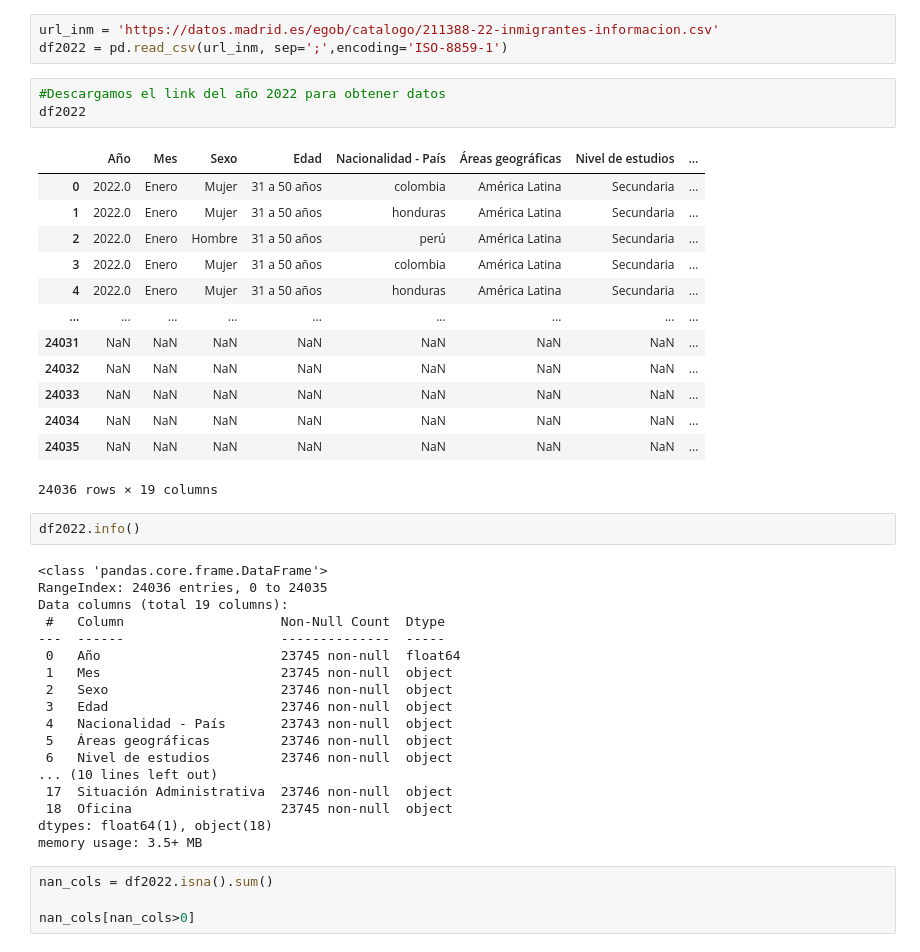
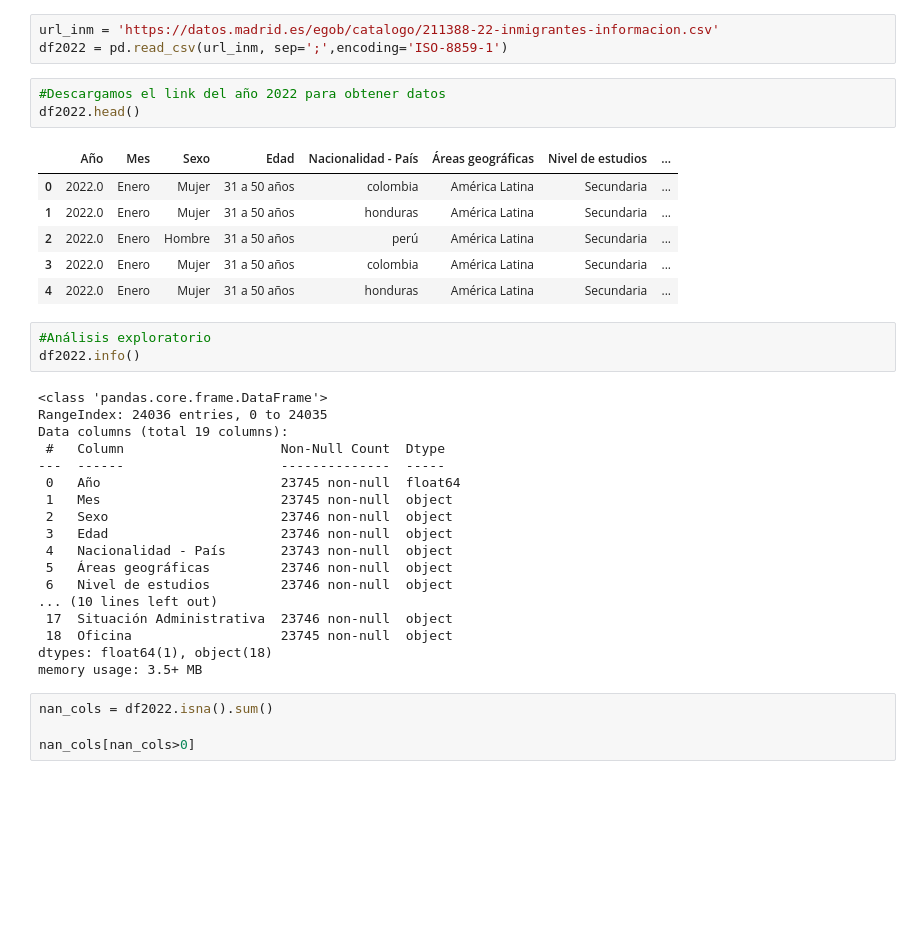
Before and after one commit to monicaclaros/ETL_P4, a Jupyter notebook: principal.ipynb, the cells around one changed output. Saved outputs shown, nothing was run; the diff lists cells and outputs as text; blank space fills up the shorter version.

```diff
--- a/principal.ipynb
+++ b/principal.ipynb
@@ -199,22 +235,16 @@ url_inm = 'https://datos.madrid.es/egob/catalogo/211388-22-inmigrantes-informaci
 df2022 = pd.read_csv(url_inm, sep=';',encoding='ISO-8859-1')
 # %%
 #Descargamos el link del año 2022 para obtener datos
-df2022
+df2022.head()
 # %% [output]
 |  | Año | Mes | Sexo | Edad | Nacionalidad - País | Áreas geográficas | Nivel de estudios | ... |
 | 0 | 2022.0 | Enero | Mujer | 31 a 50 años | colombia | América Latina | Secundaria | ... |
 | 1 | 2022.0 | Enero | Mujer | 31 a 50 años | honduras | América Latina | Secundaria | ... |
 | 2 | 2022.0 | Enero | Hombre | 31 a 50 años | perú | América Latina | Secundaria | ... |
 | 3 | 2022.0 | Enero | Mujer | 31 a 50 años | colombia | América Latina | Secundaria | ... |
 | 4 | 2022.0 | Enero | Mujer | 31 a 50 años | honduras | América Latina | Secundaria | ... |
-| ... | ... | ... | ... | ... | ... | ... | ... | ... |
-| 24031 | NaN | NaN | NaN | NaN | NaN | NaN | NaN | ... |
-| 24032 | NaN | NaN | NaN | NaN | NaN | NaN | NaN | ... |
-| 24033 | NaN | NaN | NaN | NaN | NaN | NaN | NaN | ... |
-| 24034 | NaN | NaN | NaN | NaN | NaN | NaN | NaN | ... |
-| 24035 | NaN | NaN | NaN | NaN | NaN | NaN | NaN | ... |
-24036 rows × 19 columns
 # %%
+#Análisis exploratorio
 df2022.info()
 # %% [output]
 <class 'pandas.core.frame.DataFrame'>
```
Also changed, not shown: parts of 16 cells of this notebook.
